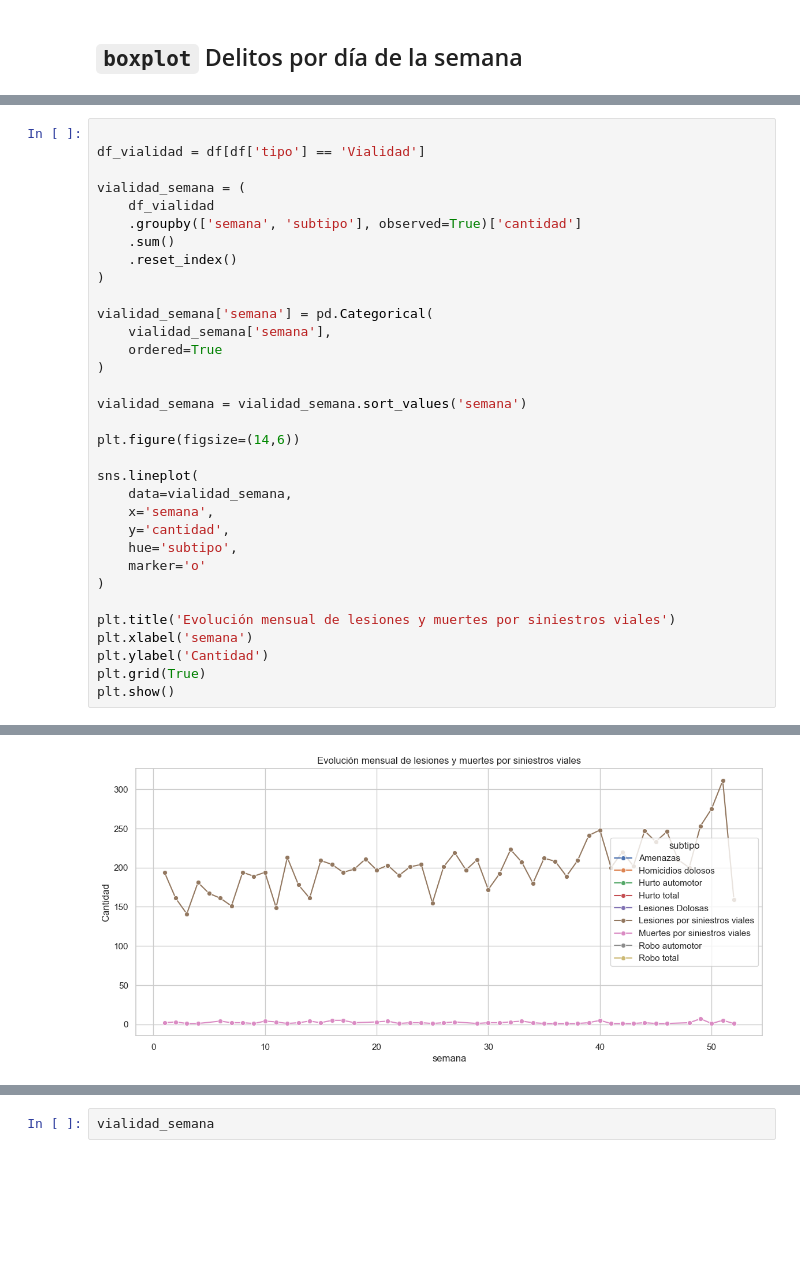
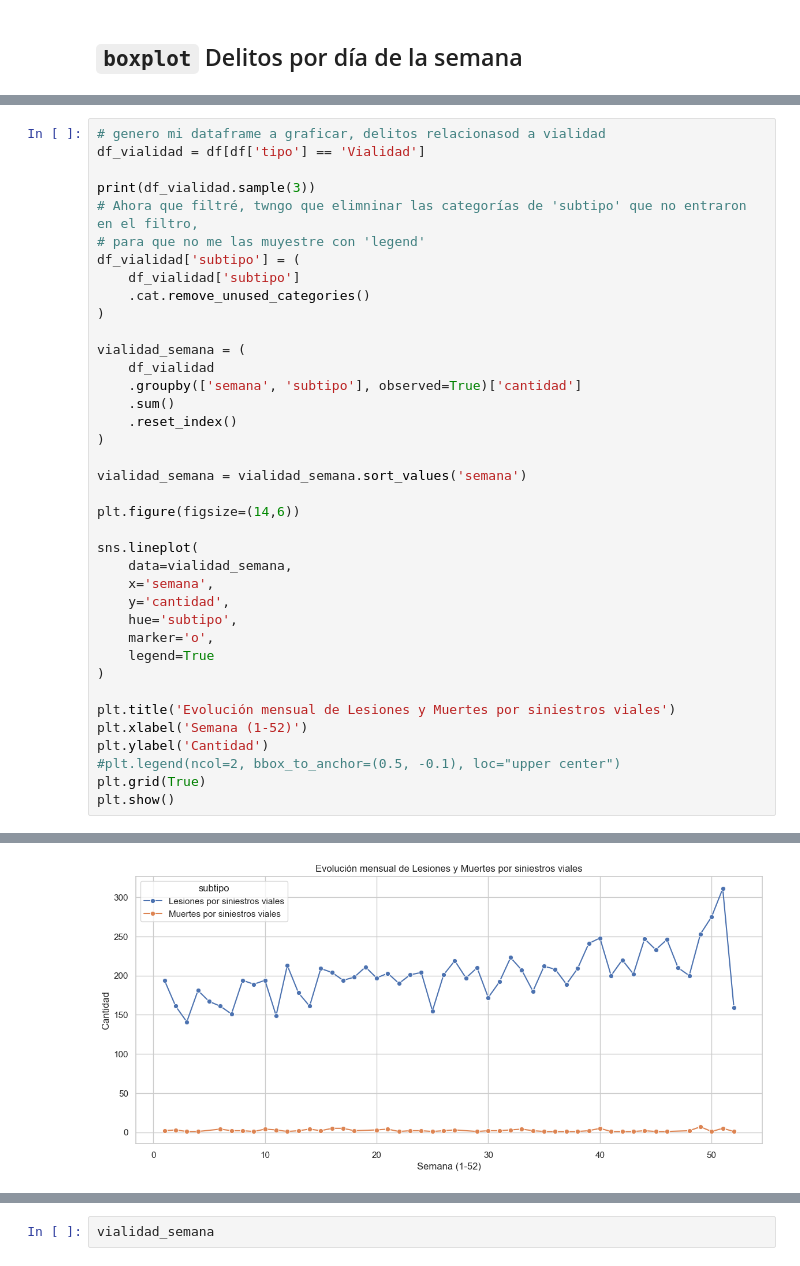
Before and after one commit to matiasobregon/diplo-ia_up_tp1, a Jupyter notebook: tp1_desarrollo.ipynb, the cells around one changed output, grey strips where cells are left out. Saved outputs shown, nothing was run; the diff lists cells and outputs as text; blank space fills up the shorter version.

```diff
--- a/tp1_desarrollo.ipynb
+++ b/tp1_desarrollo.ipynb
@@ -1376,17 +1354,20 @@ plt.show()
 # %%
+# genero mi dataframe a graficar, delitos relacionasod a vialidad
+df_vialidad = df[df['tipo'] == 'Vialidad']
 
-df_vialidad = df[df['tipo'] == 'Vialidad']
+print(df_vialidad.sample(3))
+# Ahora que filtré, twngo que elimninar las categorías de 'subtipo' que no entraron en el filtro,
+# para que no me las muyestre con 'legend'
+df_vialidad['subtipo'] = (
+    df_vialidad['subtipo']
+    .cat.remove_unused_categories()
+)
 
 vialidad_semana = (
     df_vialidad
     .groupby(['semana', 'subtipo'], observed=True)['cantidad']
     .sum()
     .reset_index()
-)
-
-vialidad_semana['semana'] = pd.Categorical(
-    vialidad_semana['semana'],
-    ordered=True
 )
 
 vialidad_semana = vialidad_semana.sort_values('semana')
@@ -1398,12 +1379,14 @@ sns.lineplot(
     x='semana',
     y='cantidad',
     hue='subtipo',
-    marker='o'
+    marker='o',
+    legend=True
 )
 
-plt.title('Evolución mensual de lesiones y muertes por siniestros viales')
-plt.xlabel('semana')
+plt.title('Evolución mensual de Lesiones y Muertes por siniestros viales')
+plt.xlabel('Semana (1-52)')
 plt.ylabel('Cantidad')
+#plt.legend(ncol=2, bbox_to_anchor=(0.5, -0.1), loc="upper center")
 plt.grid(True)
 plt.show()
 # %% [output]
@@ -1410,2 +1407,2 @@ plt.show()
-[figure, old version]
+[figure, new version]
 # %%
```
Also changed, not shown: parts of 16 cells of this notebook.
